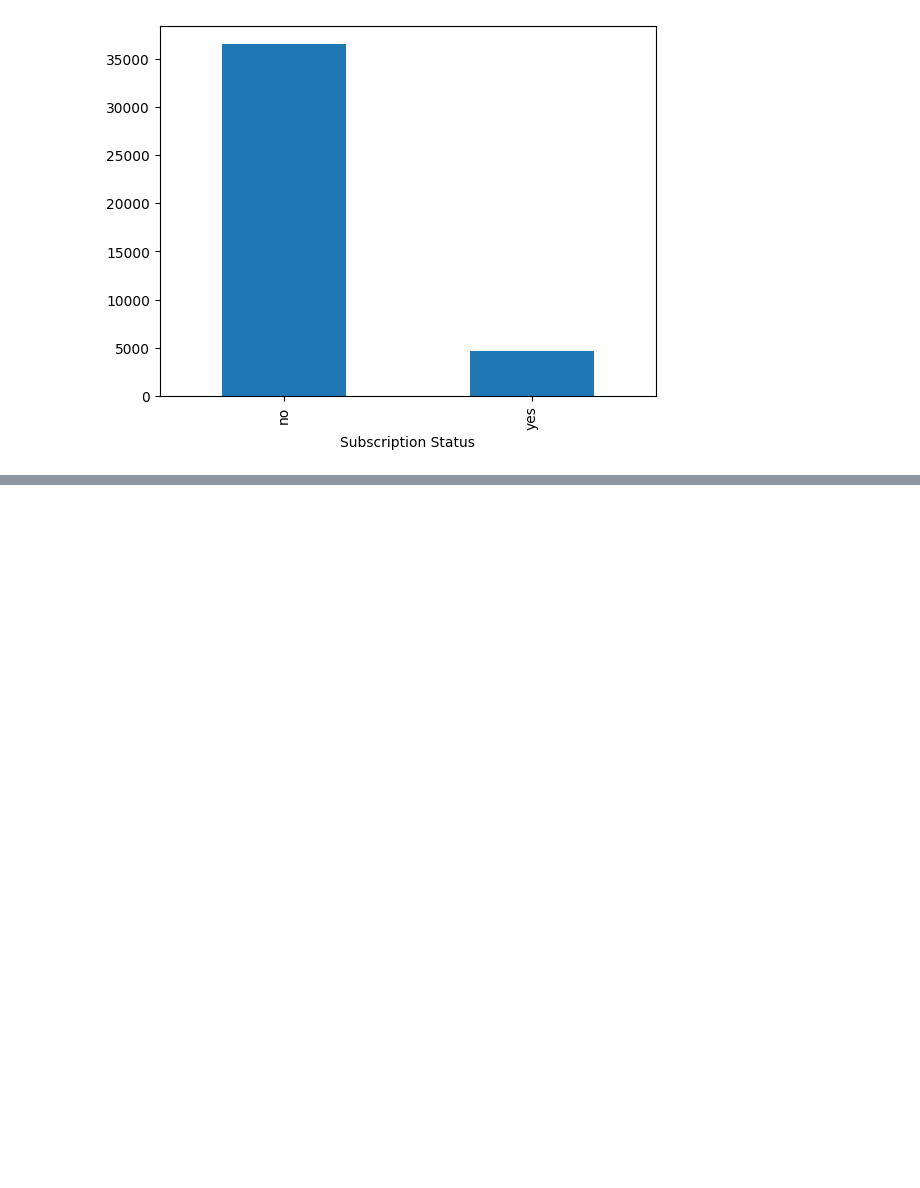
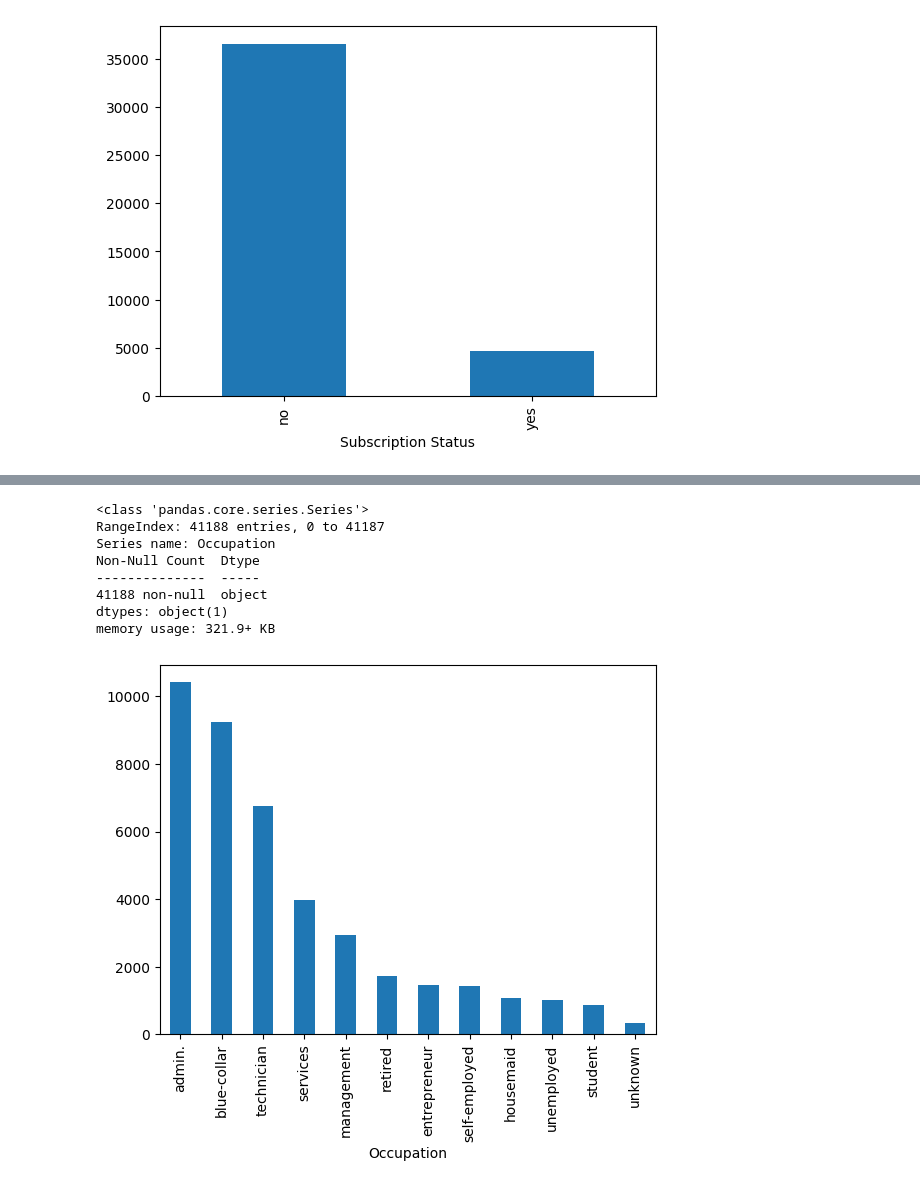
Before and after one commit to srishti06m-cmyk/EGT309_PROJ1, a Jupyter notebook: eda.ipynb, the cells around one changed output, grey strips where cells are left out. Saved outputs shown, nothing was run; the diff lists cells and outputs as text; code cells hidden in the pictures; blank space fills up the shorter version.

```diff
--- a/eda.ipynb
+++ b/eda.ipynb
@@ -141,0 +243,14 @@ Name: count, dtype: float64
+# %%
+df['Occupation'].value_counts().plot(kind='bar')
+df['Occupation'].info()
+plt.show()
+# %% [output]
+<class 'pandas.core.series.Series'>
+RangeIndex: 41188 entries, 0 to 41187
+Series name: Occupation
+Non-Null Count  Dtype
+--------------  -----
+41188 non-null  object
+dtypes: object(1)
+memory usage: 321.9+ KB
+[figure, added]
```
Also changed, not shown: parts of 34 cells of this notebook.
